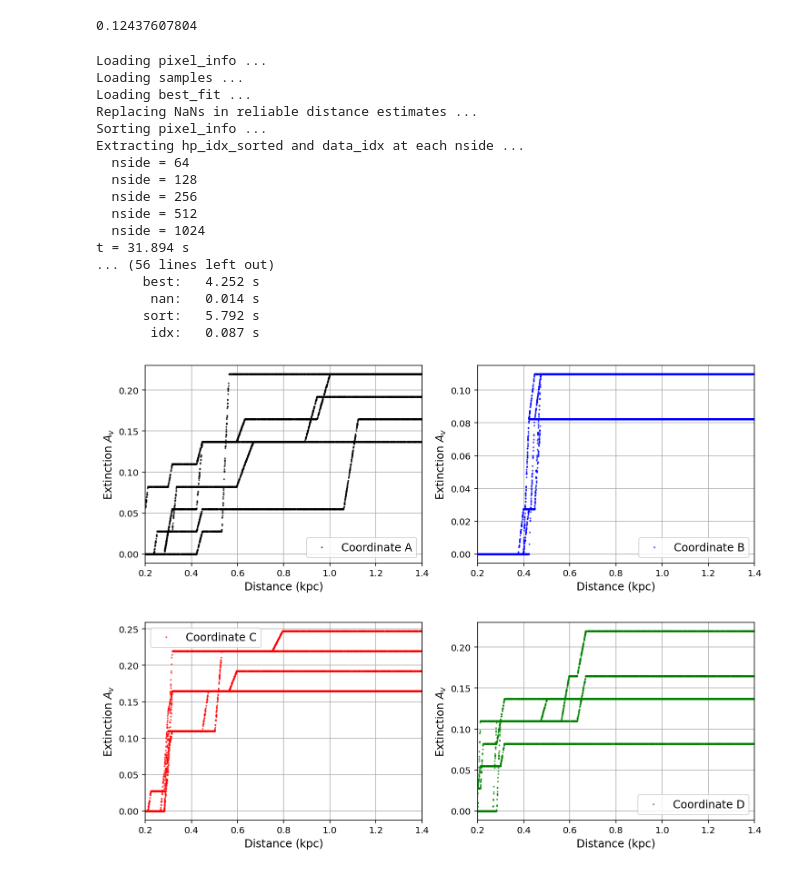
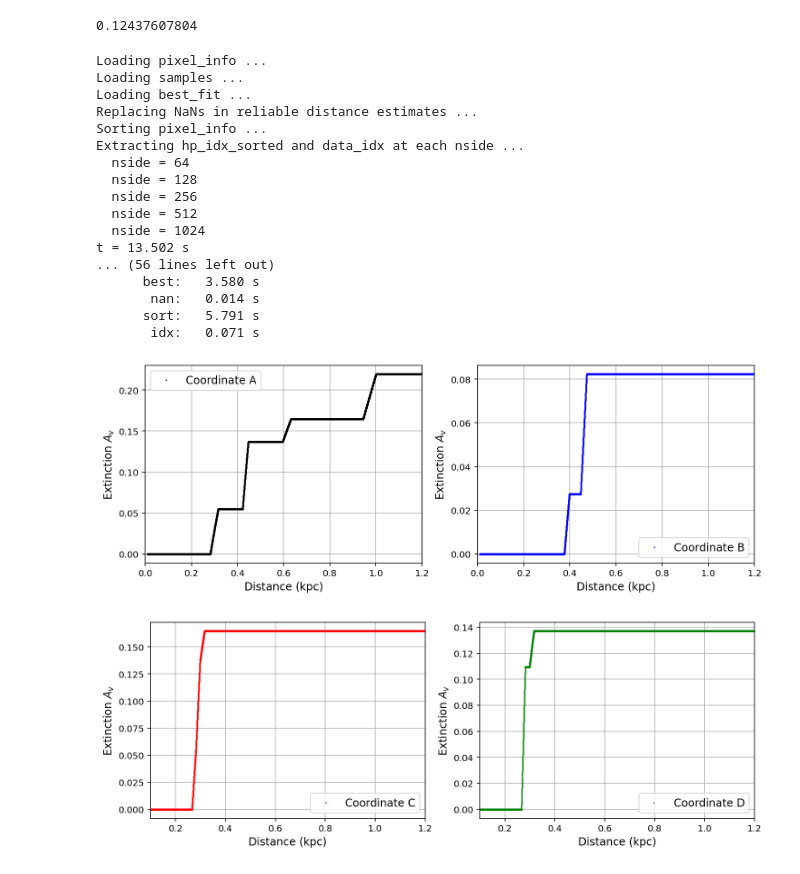
Before and after one commit to luk022/PHYS321-final-project, a Jupyter notebook: extinction_code.ipynb, the cells around one changed output. Drawn from its saved outputs; the diff is of its cells as text; code cells hidden in the pictures.

```diff
--- a/extinction_code.ipynb
+++ b/extinction_code.ipynb
@@ -541,7 +538,7 @@ d = np.arange(0.01,2,0.0001)
 
 def extinction_Av(l0, b0):
     coords = SkyCoord(l0*u.deg, b0*u.deg, distance = d*u.kpc, frame = 'galactic')
-    bayestar = BayestarQuery()
+    bayestar = BayestarQuery(max_samples=1)
     Av_bayestar = 2.742 * bayestar(coords)
     return Av_bayestar
 
@@ -552,47 +549,47 @@ ax1.set_xlabel(r'Distance (kpc)', size = 12)
 ax1.set_ylabel(r'Extinction $A_v$', size = 12)
 ax2.set_xlabel(r'Distance (kpc)', size = 12)
 ax2.set_ylabel(r'Extinction $A_v$', size = 12)
-ax1.set_xlim(left=0.2, right=1.4)
-ax2.set_xlim(left=0.2, right=1.4)
+ax1.set_xlim(left=0, right=1.2)
+ax2.set_xlim(left=0, right=1.2)
 ax1.legend(fontsize = 12)
 ax2.legend(fontsize = 12)
 ax1.grid()
 ax2.grid()
 
 
 f, (ax3,ax4) = plt.subplots(figsize=(12,4), nrows = 1, ncols = 2, sharex = True)
 ax3.plot(d,extinction_Av(102, 29),'.', color='red', markersize = 2, label = 'Coordinate C', alpha = 0.6)
 ax4.plot(d,extinction_Av(104, 34),'.', color='green', markersize = 2, label = 'Coordinate D', alpha = 0.6)
 ax3.set_xlabel(r'Distance (kpc)', size = 12)
 ax3.set_ylabel(r'Extinction $A_v$', size = 12)
 ax4.set_xlabel(r'Distance (kpc)', size = 12)
 ax4.set_ylabel(r'Extinction $A_v$', size = 12)
-ax3.set_xlim(left=0.2, right=1.4)
-ax4.set_xlim(left=0.2, right=1.4)
+ax3.set_xlim(left=0.1, right=1.2)
+ax4.set_xlim(left=0.1, right=1.2)
 ax3.legend(fontsize = 12)
 ax4.legend(fontsize = 12)
 ax3.grid()
 ax4.grid()
 # %% [output]
 Loading pixel_info ...
 Loading samples ...
 Loading best_fit ...
 Replacing NaNs in reliable distance estimates ...
 Sorting pixel_info ...
 Extracting hp_idx_sorted and data_idx at each nside ...
   nside = 64
   nside = 128
   nside = 256
   nside = 512
   nside = 1024
-t = 31.894 s
+t = 13.502 s
 ... (56 lines left out)
-      best:   4.252 s
+      best:   3.580 s
        nan:   0.014 s
-      sort:   5.792 s
-       idx:   0.087 s
+      sort:   5.791 s
+       idx:   0.071 s
-[figure, old version]
+[figure, new version]
-[figure, old version]
+[figure, new version]
 # %%
 d = np.arange(0.01,100,0.001)
 l0, b0 = (0, 0)
```
Also changed, not shown: parts of 5 cells of this notebook, 10 other files.
